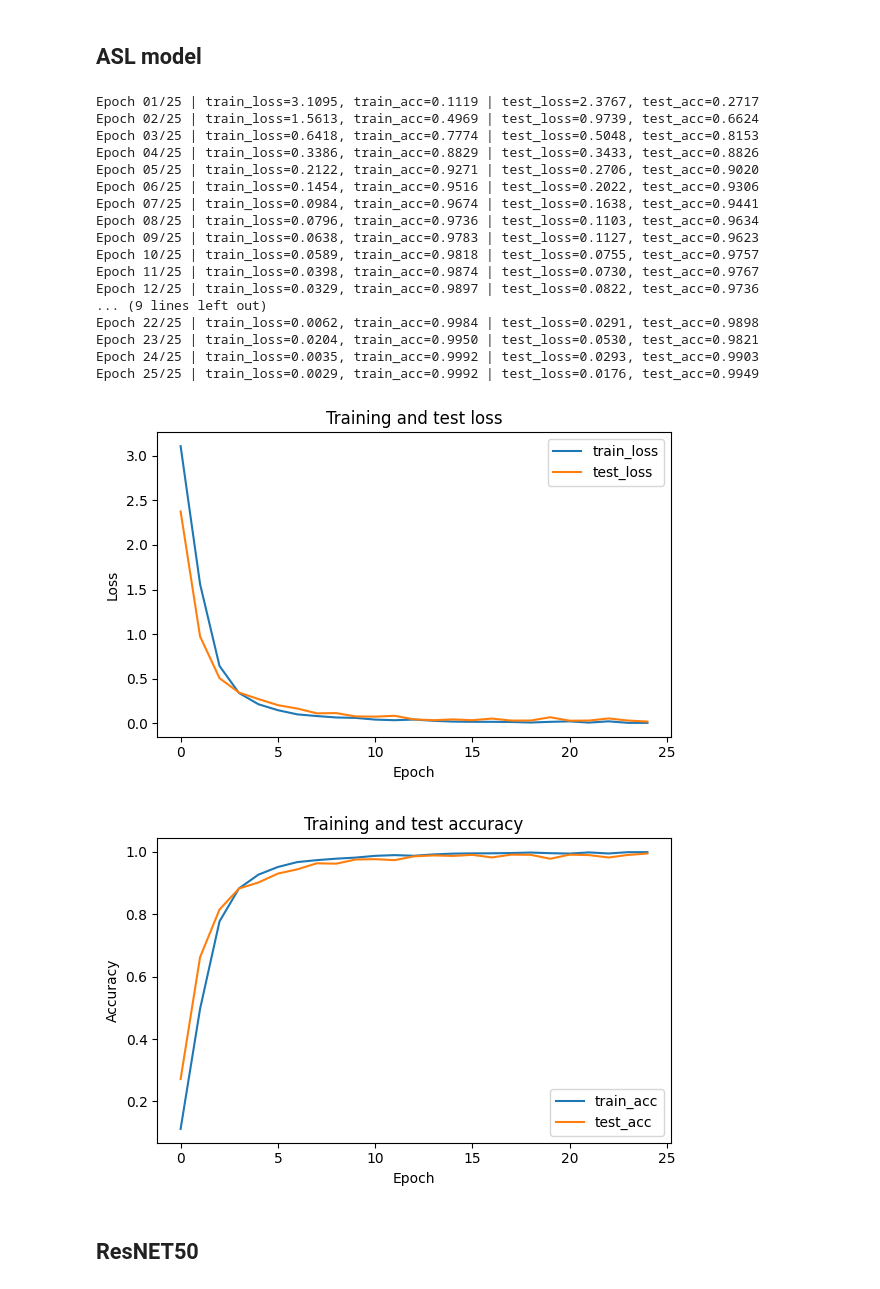
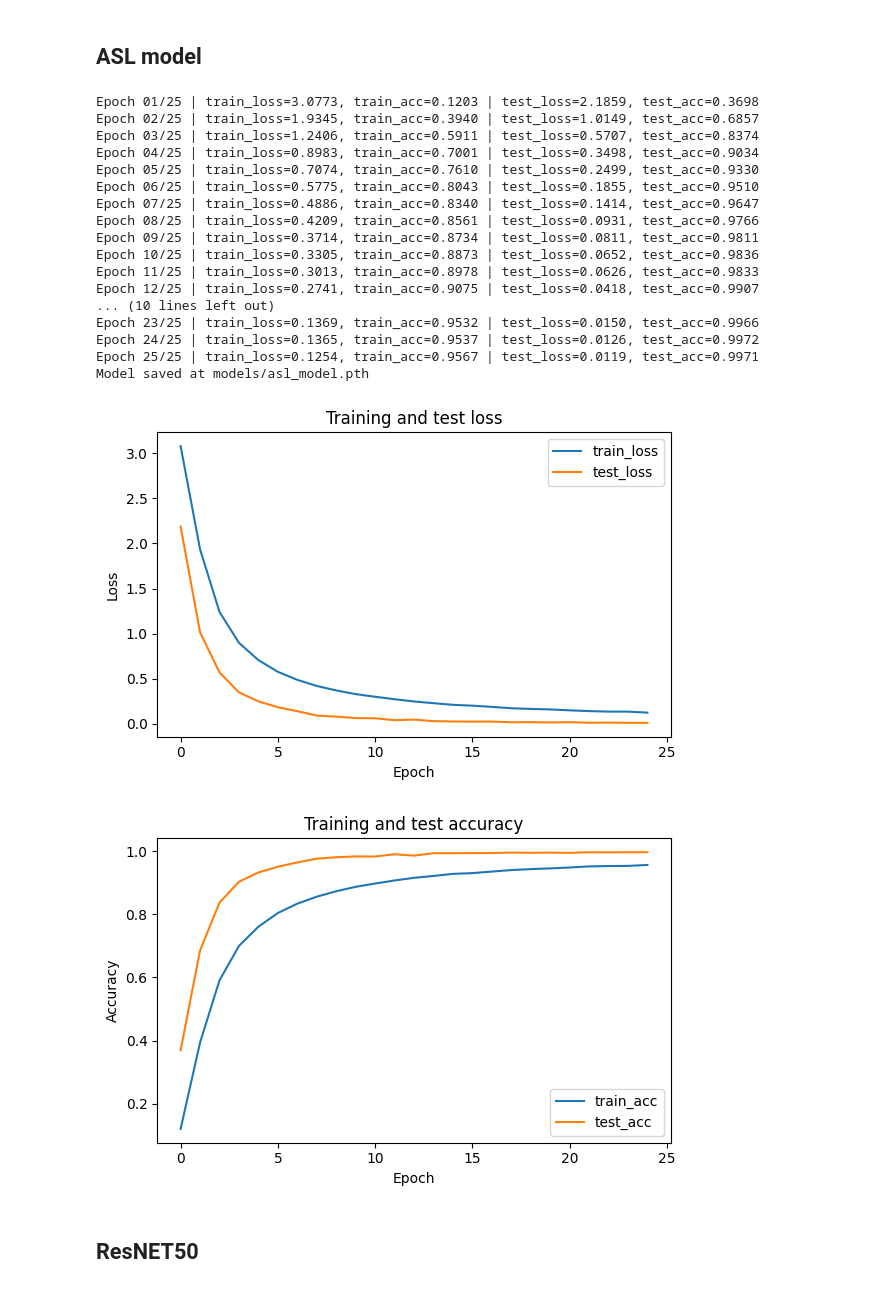
Before and after one commit to panguccio/Sign-Language-CNN, a Jupyter notebook: code/main.ipynb, the cells around one changed output. Cells and saved outputs as stored; diff of their text form; code cells hidden in the pictures.

```diff
--- a/code/main.ipynb
+++ b/code/main.ipynb
@@ -149,34 +110,34 @@ show_representation_summaries(lis_model, test_loader, device)
 # %% [markdown]
 ## ASL model
 # %%
-path_params = "models/asl_model.pth"
+path_params = "asl_model.pth"
 
 # If you want to save the paramenters, change output_path with path_params
-asl_history = train_and_save(dataset=asl_dataset, model_class=SignLanguageCNN, config=config, device=device, output_path=None)
+asl_history = train_and_save(dataset=asl_dataset, model_class=SignLanguageCNN, config=config, device=device, output_path=path_params)
 # %% [output]
-Epoch 01/25 | train_loss=3.1095, train_acc=0.1119 | test_loss=2.3767, test_acc=0.2717
-Epoch 02/25 | train_loss=1.5613, train_acc=0.4969 | test_loss=0.9739, test_acc=0.6624
-Epoch 03/25 | train_loss=0.6418, train_acc=0.7774 | test_loss=0.5048, test_acc=0.8153
-Epoch 04/25 | train_loss=0.3386, train_acc=0.8829 | test_loss=0.3433, test_acc=0.8826
-Epoch 05/25 | train_loss=0.2122, train_acc=0.9271 | test_loss=0.2706, test_acc=0.9020
-Epoch 06/25 | train_loss=0.1454, train_acc=0.9516 | test_loss=0.2022, test_acc=0.9306
-Epoch 07/25 | train_loss=0.0984, train_acc=0.9674 | test_loss=0.1638, test_acc=0.9441
-Epoch 08/25 | train_loss=0.0796, train_acc=0.9736 | test_loss=0.1103, test_acc=0.9634
-Epoch 09/25 | train_loss=0.0638, train_acc=0.9783 | test_loss=0.1127, test_acc=0.9623
-Epoch 10/25 | train_loss=0.0589, train_acc=0.9818 | test_loss=0.0755, test_acc=0.9757
-Epoch 11/25 | train_loss=0.0398, train_acc=0.9874 | test_loss=0.0730, test_acc=0.9767
-Epoch 12/25 | train_loss=0.0329, train_acc=0.9897 | test_loss=0.0822, test_acc=0.9736
-... (9 lines left out)
-Epoch 22/25 | train_loss=0.0062, train_acc=0.9984 | test_loss=0.0291, test_acc=0.9898
-Epoch 23/25 | train_loss=0.0204, train_acc=0.9950 | test_loss=0.0530, test_acc=0.9821
-Epoch 24/25 | train_loss=0.0035, train_acc=0.9992 | test_loss=0.0293, test_acc=0.9903
-Epoch 25/25 | train_loss=0.0029, train_acc=0.9992 | test_loss=0.0176, test_acc=0.9949
+Epoch 01/25 | train_loss=3.0773, train_acc=0.1203 | test_loss=2.1859, test_acc=0.3698
+Epoch 02/25 | train_loss=1.9345, train_acc=0.3940 | test_loss=1.0149, test_acc=0.6857
+Epoch 03/25 | train_loss=1.2406, train_acc=0.5911 | test_loss=0.5707, test_acc=0.8374
+Epoch 04/25 | train_loss=0.8983, train_acc=0.7001 | test_loss=0.3498, test_acc=0.9034
+Epoch 05/25 | train_loss=0.7074, train_acc=0.7610 | test_loss=0.2499, test_acc=0.9330
+Epoch 06/25 | train_loss=0.5775, train_acc=0.8043 | test_loss=0.1855, test_acc=0.9510
+Epoch 07/25 | train_loss=0.4886, train_acc=0.8340 | test_loss=0.1414, test_acc=0.9647
+Epoch 08/25 | train_loss=0.4209, train_acc=0.8561 | test_loss=0.0931, test_acc=0.9766
+Epoch 09/25 | train_loss=0.3714, train_acc=0.8734 | test_loss=0.0811, test_acc=0.9811
+Epoch 10/25 | train_loss=0.3305, train_acc=0.8873 | test_loss=0.0652, test_acc=0.9836
+Epoch 11/25 | train_loss=0.3013, train_acc=0.8978 | test_loss=0.0626, test_acc=0.9833
+Epoch 12/25 | train_loss=0.2741, train_acc=0.9075 | test_loss=0.0418, test_acc=0.9907
+... (10 lines left out)
+Epoch 23/25 | train_loss=0.1369, train_acc=0.9532 | test_loss=0.0150, test_acc=0.9966
+Epoch 24/25 | train_loss=0.1365, train_acc=0.9537 | test_loss=0.0126, test_acc=0.9972
+Epoch 25/25 | train_loss=0.1254, train_acc=0.9567 | test_loss=0.0119, test_acc=0.9971
+Model saved at models/asl_model.pth
 # %%
-plot_loss(asl_history)
-plot_acc(asl_history)
+plot_loss(asl_history, "asl_cnn")
+plot_acc(asl_history, "asl_cnn")
 # %% [output]
-[figure, old version]
+[figure, new version]
-[figure, old version]
+[figure, new version]
 # %% [markdown]
 ## ResNET50
 # %%
```
Also changed, not shown: parts of 7 cells of this notebook, 20 other files.
